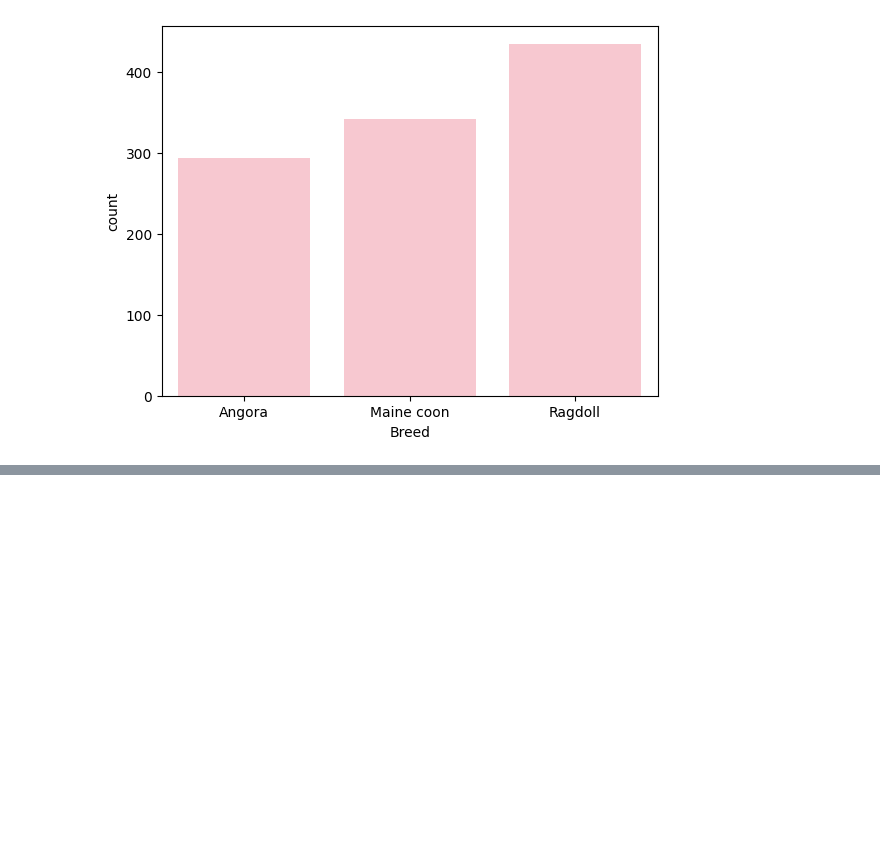
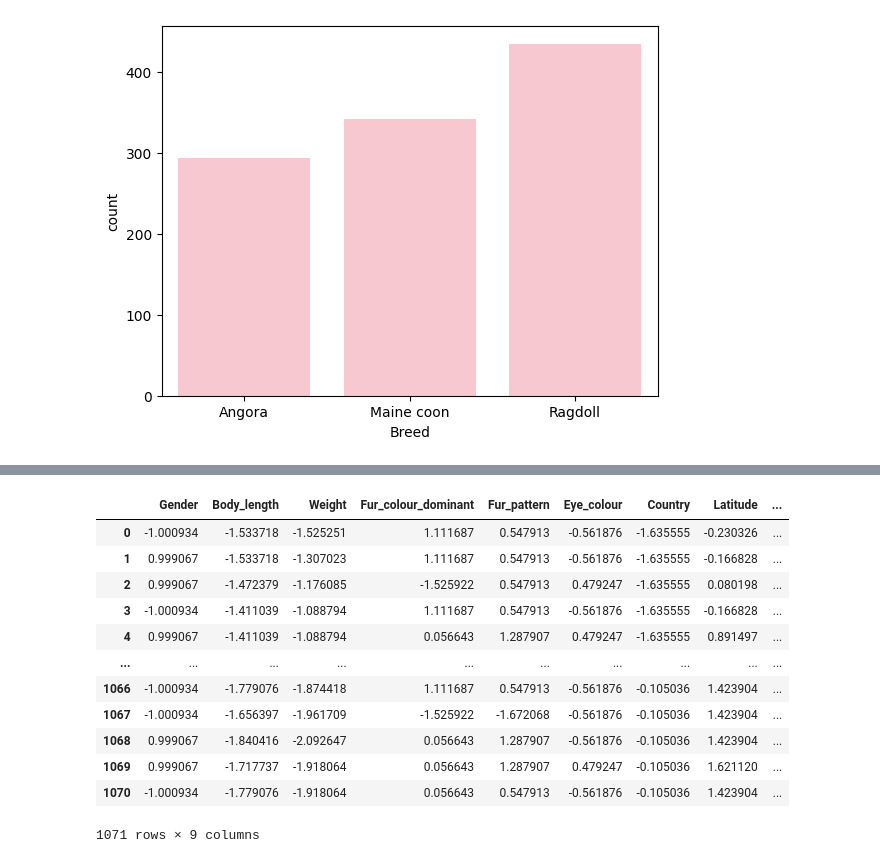
Before and after one commit to annaguerrra/AI-Bosch, a Jupyter notebook: Aula06/main.ipynb, the cells around one changed output, grey strips where cells are left out. Saved outputs shown, nothing was run; the diff lists cells and outputs as text; code cells hidden in the pictures; blank space fills up the shorter version.

Commit message:
standard scaler

```diff
--- a/Aula06/main.ipynb
+++ b/Aula06/main.ipynb
@@ -71,0 +191,21 @@ sns.countplot(x=db["Breed"], color="pink")
+# %%
+from sklearn.preprocessing import StandardScaler
+
+scaler = StandardScaler()
+base_scaler = scaler.fit_transform(base_encoded)
+# %%
+pd.DataFrame(base_scaler, columns=features)
+# %% [output]
+|  | Gender | Body_length | Weight | Fur_colour_dominant | Fur_pattern | Eye_colour | Country | Latitude | ... |
+| 0 | -1.000934 | -1.533718 | -1.525251 | 1.111687 | 0.547913 | -0.561876 | -1.635555 | -0.230326 | ... |
+| 1 | 0.999067 | -1.533718 | -1.307023 | 1.111687 | 0.547913 | -0.561876 | -1.635555 | -0.166828 | ... |
+| 2 | 0.999067 | -1.472379 | -1.176085 | -1.525922 | 0.547913 | 0.479247 | -1.635555 | 0.080198 | ... |
+| 3 | -1.000934 | -1.411039 | -1.088794 | 1.111687 | 0.547913 | -0.561876 | -1.635555 | -0.166828 | ... |
+| 4 | 0.999067 | -1.411039 | -1.088794 | 0.056643 | 1.287907 | 0.479247 | -1.635555 | 0.891497 | ... |
+| ... | ... | ... | ... | ... | ... | ... | ... | ... | ... |
+| 1066 | -1.000934 | -1.779076 | -1.874418 | 1.111687 | 0.547913 | -0.561876 | -0.105036 | 1.423904 | ... |
+| 1067 | -1.000934 | -1.656397 | -1.961709 | -1.525922 | -1.672068 | -0.561876 | -0.105036 | 1.423904 | ... |
+| 1068 | 0.999067 | -1.840416 | -2.092647 | 0.056643 | 1.287907 | -0.561876 | -0.105036 | 1.423904 | ... |
+| 1069 | 0.999067 | -1.717737 | -1.918064 | 0.056643 | 1.287907 | 0.479247 | -0.105036 | 1.621120 | ... |
+| 1070 | -1.000934 | -1.779076 | -1.918064 | 0.056643 | 0.547913 | -0.561876 | -0.105036 | 1.423904 | ... |
+1071 rows × 9 columns
```
Also changed, not shown: parts of 20 cells of this notebook, 1 other file.
